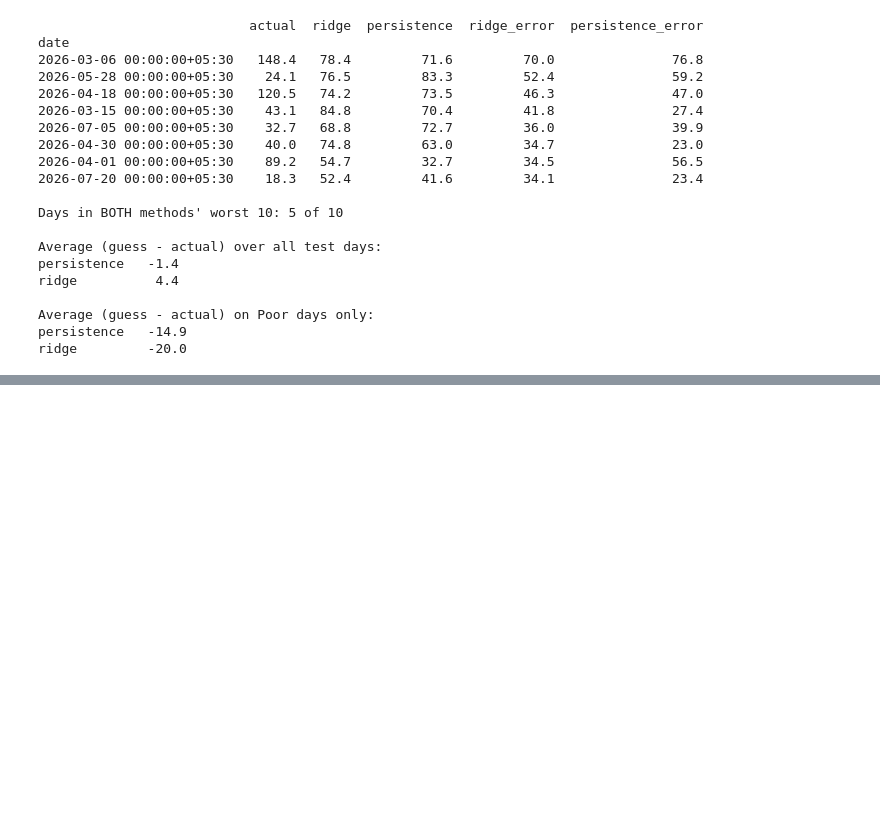
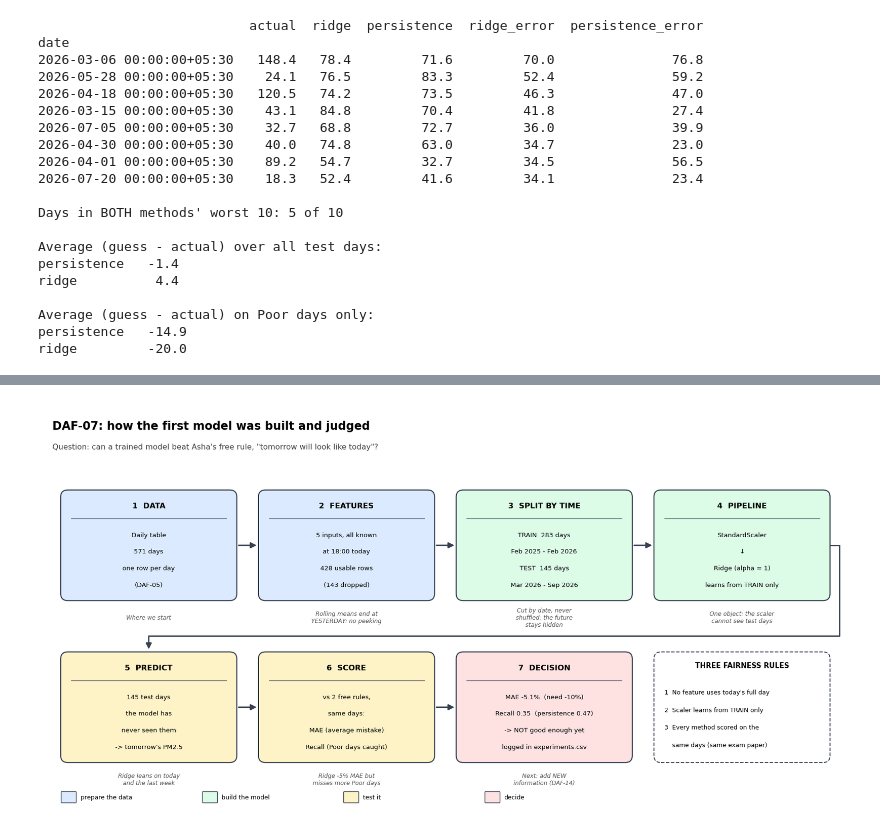
Before and after one commit to coderkali/machine_learning, a Jupyter notebook: 18_Projects/01_Delhi_Air_Forecast/notebooks/07_first_model.ipynb, the cells around one changed output, grey strips where cells are left out. Saved outputs shown, nothing was run; the diff lists cells and outputs as text; code cells hidden in the pictures; blank space fills up the shorter version.

```diff
--- a/18_Projects/01_Delhi_Air_Forecast/notebooks/07_first_model.ipynb
+++ b/18_Projects/01_Delhi_Air_Forecast/notebooks/07_first_model.ipynb
@@ -954,0 +1211,86 @@ ridge         -20.0
+# %%
+import matplotlib.pyplot as plt
+from matplotlib.patches import FancyBboxPatch, FancyArrowPatch
+
+ridge_row = results[results["model"] == "ridge"].iloc[0]
+persistence_row = results[results["model"] == "persistence"].iloc[0]
+
+# Each block: (title, body lines, colour)
+BLUE, GREEN, AMBER, RED = "#dbeafe", "#dcfce7", "#fef3c7", "#fee2e2"
+blocks = [
+    ("1  DATA", [f"Daily table", f"{len(daily_all)} days", "one row per day", "(DAF-05)"], BLUE),
+    ("2  FEATURES", ["5 inputs, all known", "at 18:00 today", f"{len(model_rows)} usable rows", f"({len(features) - len(model_rows)} dropped)"], BLUE),
+    ("3  SPLIT BY TIME", [f"TRAIN  {len(train)} days", "Feb 2025 - Feb 2026", f"TEST  {len(test)} days", "Mar 2026 - Sep 2026"], GREEN),
+    ("4  PIPELINE", ["StandardScaler", "↓", "Ridge (alpha = 1)", "learns from TRAIN only"], GREEN),
+    ("5  PREDICT", [f"{len(test)} test days", "the model has", "never seen them", "-> tomorrow's PM2.5"], AMBER),
+    ("6  SCORE", ["vs 2 free rules,", "same days:", "MAE (average mistake)", "Recall (Poor days caught)"], AMBER),
+    ("7  DECISION", [f"MAE {ridge_row['mae_change_pct']:+.1f}%  (need -10%)",
+                     f"Recall {ridge_row['recall_poor']:.2f}  (persistence {persistence_row['recall_poor']:.2f})",
+                     "-> NOT good enough yet", "logged in experiments.csv"], RED),
+]
+notes = [
+    "Where we start",
+    "Rolling means end at\nYESTERDAY: no peeking",
+    "Cut by date, never\nshuffled: the future\nstays hidden",
+    "One object: the scaler\ncannot see test days",
+    "Ridge leans on today\nand the last week",
+    f"Ridge {ridge_row['mae_change_pct']:+.0f}% MAE but\nmisses more Poor days",
+    "Next: add NEW\ninformation (DAF-14)",
+]
+
+fig, ax = plt.subplots(figsize=(17, 8.6))
+ax.set_xlim(0, 17); ax.set_ylim(0, 8.6); ax.axis("off")
+ax.text(0.2, 8.15, "DAF-07: how the first model was built and judged", fontsize=17, fontweight="bold", va="center")
+ax.text(0.2, 7.7, "Question: can a trained model beat Asha's free rule, \"tomorrow will look like today\"?",
+        fontsize=11.5, color="#444", va="center")
+
+W, H = 3.7, 2.35                                     # size of one block
+positions = [(0.4, 4.4), (4.6, 4.4), (8.8, 4.4), (13.0, 4.4),      # row 1
+             (0.4, 0.9), (4.6, 0.9), (8.8, 0.9)]                   # row 2
+
+def draw_block(x, y, title, lines, colour, note):
+    ax.add_patch(FancyBboxPatch((x, y), W, H, boxstyle="round,pad=0.02,rounding_size=0.15",
+                                fc=colour, ec="#374151", lw=1.6))
+    ax.text(x + W / 2, y + H - 0.32, title, ha="center", va="center", fontsize=11.5, fontweight="bold")
+    ax.plot([x + 0.2, x + W - 0.2], [y + H - 0.6, y + H - 0.6], color="#374151", lw=0.8)
+    for k, line in enumerate(lines):
+        ax.text(x + W / 2, y + H - 0.95 - k * 0.36, line, ha="center", va="center", fontsize=9.6)
+    ax.text(x + W / 2, y - 0.38, note, ha="center", va="center", fontsize=8.8, color="#555", style="italic")
+
+for (x, y), (title, lines, colour), note in zip(positions, blocks, notes):
+    draw_block(x, y, title, lines, colour, note)
+
+def arrow(p, q, rad=0.0):
+    ax.add_patch(FancyArrowPatch(p, q, arrowstyle="-|>", mutation_scale=18, lw=2, color="#374151",
+                                 connectionstyle=f"arc3,rad={rad}"))
+
+for i in range(3):                                   # row 1 arrows
+    x, y = positions[i]; arrow((x + W + 0.03, y + H / 2), (positions[i + 1][0] - 0.03, y + H / 2))
+for i in (4, 5):                                     # row 2 arrows
+    x, y = positions[i]; arrow((x + W + 0.03, y + H / 2), (positions[i + 1][0] - 0.03, y + H / 2))
+
+# Elbow connector from block 4 to block 5: out to the right, down, left along the gap, down into block 5
+right_x = positions[3][0] + W + 0.22
+gap_y = 3.62
+ax.plot([positions[3][0] + W + 0.03, right_x, right_x, positions[4][0] + W / 2],
+        [positions[3][1] + H / 2, positions[3][1] + H / 2, gap_y, gap_y], color="#374151", lw=2)
+arrow((positions[4][0] + W / 2, gap_y), (positions[4][0] + W / 2, positions[4][1] + H + 0.05))
+
+# The three fairness rules, as a dashed box
+gx, gy = 13.0, 0.9
+ax.add_patch(FancyBboxPatch((gx, gy), W, H, boxstyle="round,pad=0.02,rounding_size=0.15",
+                            fc="white", ec="#374151", lw=1.4, ls="--"))
+ax.text(gx + W / 2, gy + H - 0.32, "THREE FAIRNESS RULES", ha="center", fontsize=10.5, fontweight="bold")
+for k, t in enumerate(["1  No feature uses today's full day", "2  Scaler learns from TRAIN only",
+                       "3  Every method scored on the", "    same days (same exam paper)"]):
+    ax.text(gx + 0.2, gy + H - 0.85 - k * 0.38, t, fontsize=9.2, va="center")
+
+# Colour legend
+for k, (c, t) in enumerate([(BLUE, "prepare the data"), (GREEN, "build the model"), (AMBER, "test it"), (RED, "decide")]):
+    ax.add_patch(FancyBboxPatch((0.4 + k * 3.0, 0.02), 0.3, 0.22, boxstyle="round,pad=0.01", fc=c, ec="#374151"))
+    ax.text(0.8 + k * 3.0, 0.13, t, fontsize=9.2, va="center")
+
+plt.tight_layout()
+plt.show()
+# %% [output]
+[figure, added]
```
Also changed, not shown: parts of 8 cells of this notebook, 1 other file.
